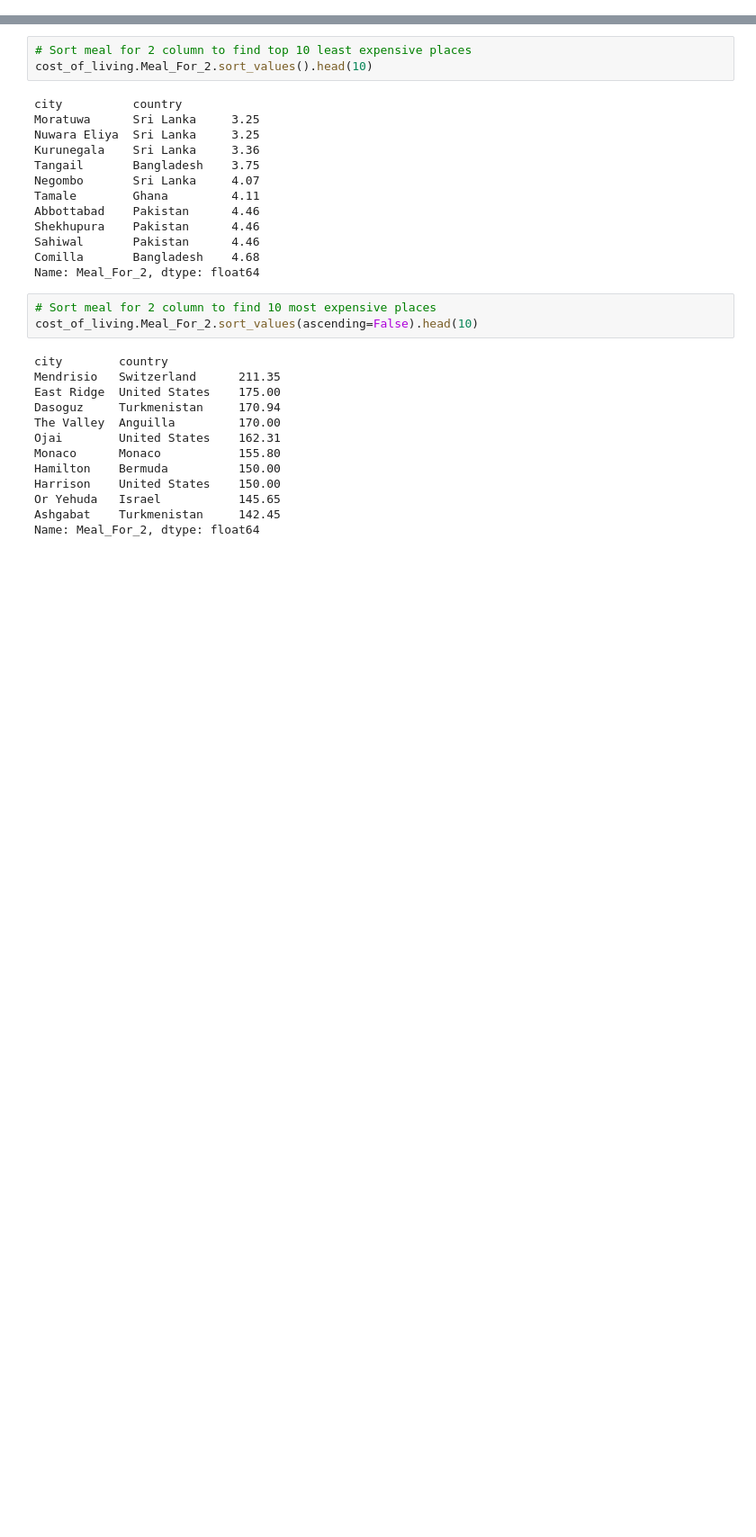
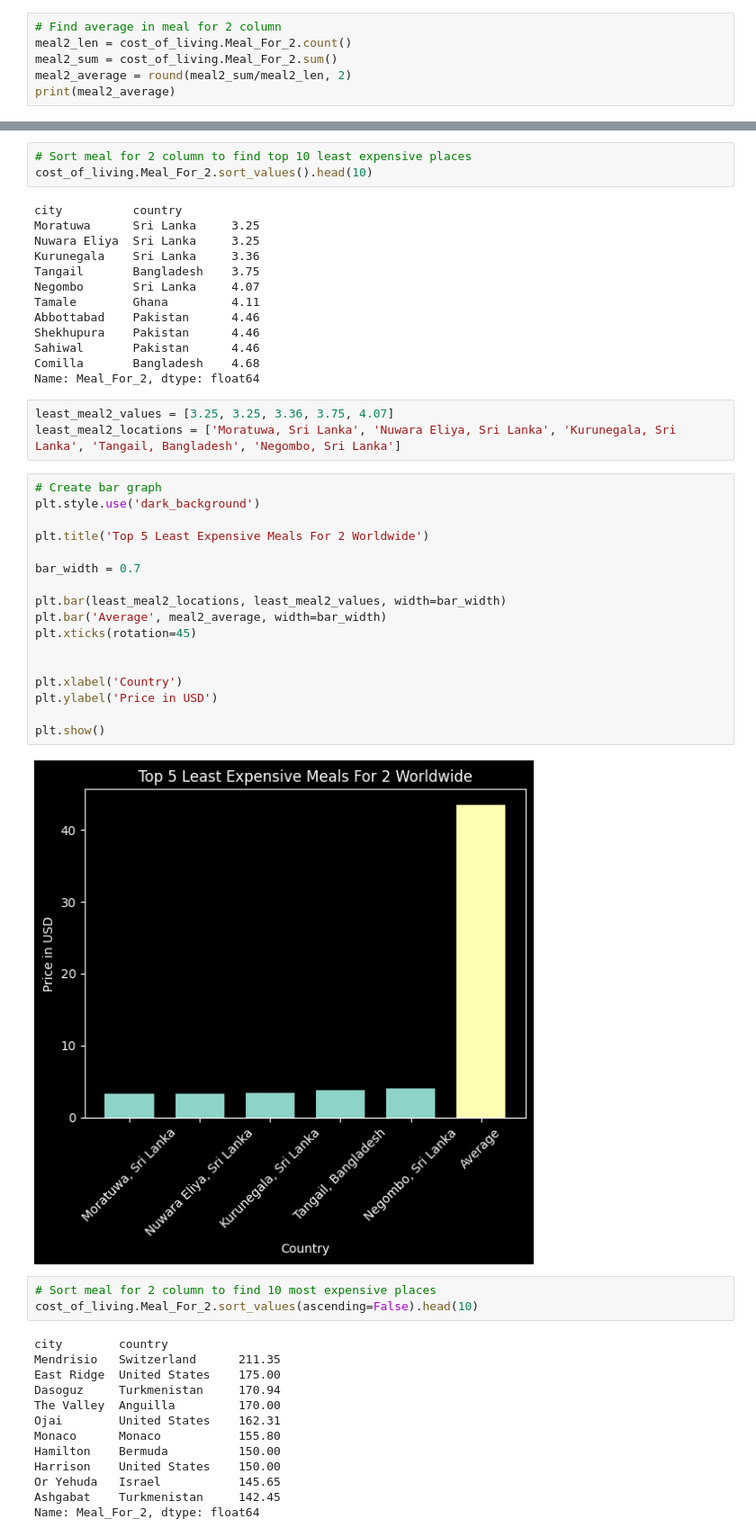
Before and after one commit to philiprobertovich/team-week-project, a Jupyter notebook: phil-project.ipynb, the cells around one changed output, grey strips where cells are left out. Shown at 90% size. Cells and saved outputs as stored; diff of their text form; blank space fills up the shorter version.

Commit message:
find average of meal for 2 column and add 2 bar graphs.

```diff
--- a/phil-project.ipynb
+++ b/phil-project.ipynb
@@ -213,3 +213,9 @@ plt.ylabel('Price in USD')
 plt.show()
 # %% [output]
 [figure]
+# %%
+# Find average in meal for 2 column
+meal2_len = cost_of_living.Meal_For_2.count()
+meal2_sum = cost_of_living.Meal_For_2.sum()
+meal2_average = round(meal2_sum/meal2_len, 2)
+print(meal2_average)
@@ -255,6 +263,28 @@ Shekhupura    Pakistan      4.46
 Sahiwal       Pakistan      4.46
 Comilla       Bangladesh    4.68
 Name: Meal_For_2, dtype: float64
+# %%
+least_meal2_values = [3.25, 3.25, 3.36, 3.75, 4.07]
+least_meal2_locations = ['Moratuwa, Sri Lanka', 'Nuwara Eliya, Sri Lanka', 'Kurunegala, Sri Lanka', 'Tangail, Bangladesh', 'Negombo, Sri Lanka']
+# %%
+# Create bar graph
+plt.style.use('dark_background')
+
+plt.title('Top 5 Least Expensive Meals For 2 Worldwide')
+
+bar_width = 0.7
+
+plt.bar(least_meal2_locations, least_meal2_values, width=bar_width)
+plt.bar('Average', meal2_average, width=bar_width)
+plt.xticks(rotation=45)
+
+
+plt.xlabel('Country')
+plt.ylabel('Price in USD')
+
+plt.show()
+# %% [output]
+[figure, added]
 # %%
 # Sort meal for 2 column to find 10 most expensive places
 cost_of_living.Meal_For_2.sort_values(ascending=False).head(10)
```
Also changed, not shown: parts of 3 cells of this notebook.
